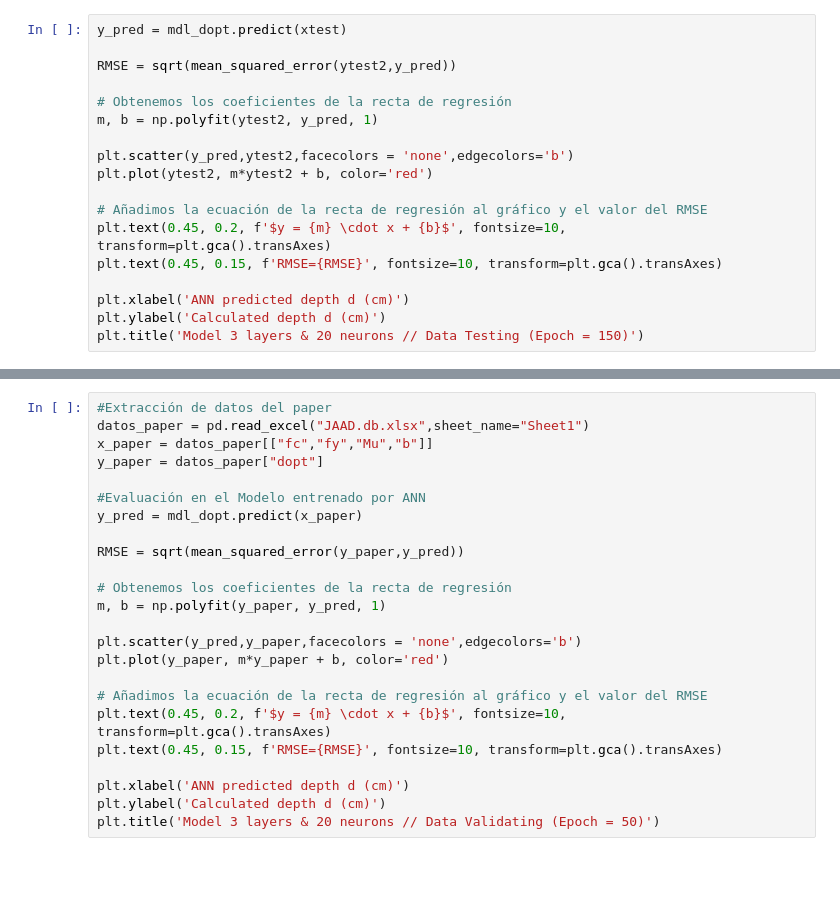
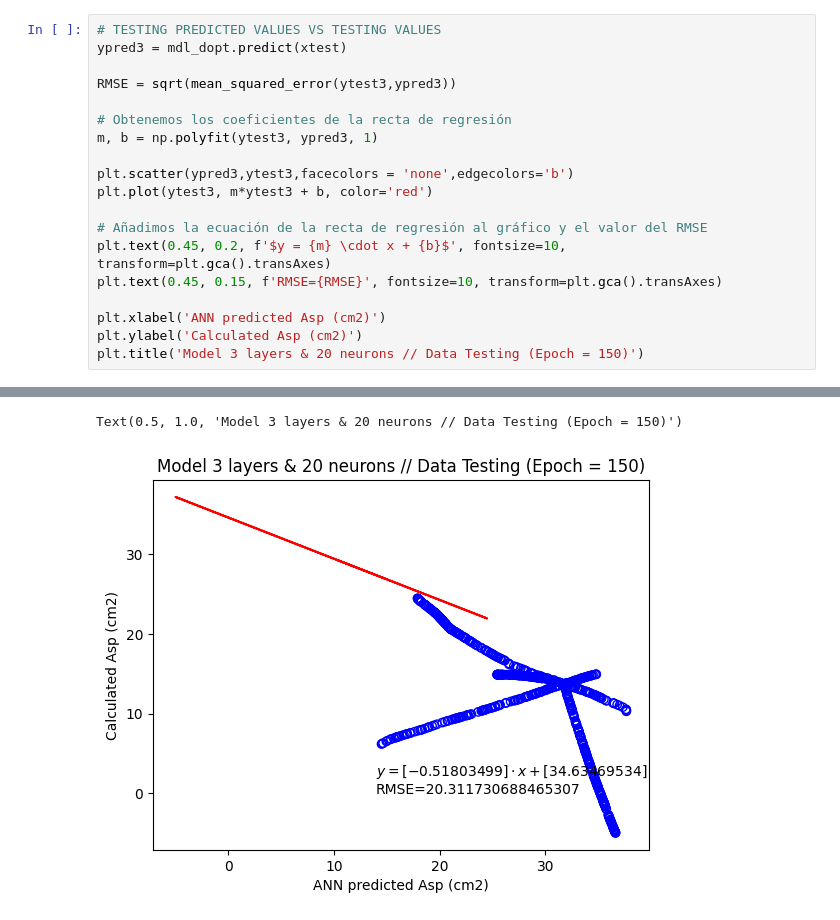
Before and after one commit to orjan3/Automating_Structural_Design_of_a_building_Using_ML_and_APIs, a Jupyter notebook: RedesNeuronales/NeuronalNetworks.ipynb, the cells around one changed output, grey strips where cells are left out. Saved outputs shown, nothing was run; the diff lists cells and outputs as text; blank space fills up the shorter version.

```diff
--- a/RedesNeuronales/NeuronalNetworks.ipynb
+++ b/RedesNeuronales/NeuronalNetworks.ipynb
@@ -166,18 +211,20 @@ plt.title('Model 3 layers & 20 neurons // Data Training (Epoch = 150)')
 # %%
-y_pred = mdl_dopt.predict(xtest)
+# TESTING PREDICTED VALUES VS TESTING VALUES
+ypred3 = mdl_dopt.predict(xtest)
 
-RMSE = sqrt(mean_squared_error(ytest2,y_pred))
+RMSE = sqrt(mean_squared_error(ytest3,ypred3))
 
 # Obtenemos los coeficientes de la recta de regresión
-m, b = np.polyfit(ytest2, y_pred, 1)
+m, b = np.polyfit(ytest3, ypred3, 1)
 
-plt.scatter(y_pred,ytest2,facecolors = 'none',edgecolors='b')
-plt.plot(ytest2, m*ytest2 + b, color='red')
+plt.scatter(ypred3,ytest3,facecolors = 'none',edgecolors='b')
+plt.plot(ytest3, m*ytest3 + b, color='red')
 
 # Añadimos la ecuación de la recta de regresión al gráfico y el valor del RMSE
 plt.text(0.45, 0.2, f'$y = {m} \cdot x + {b}$', fontsize=10, transform=plt.gca().transAxes)
 plt.text(0.45, 0.15, f'RMSE={RMSE}', fontsize=10, transform=plt.gca().transAxes)
 
-plt.xlabel('ANN predicted depth d (cm)')
-plt.ylabel('Calculated depth d (cm)')
+plt.xlabel('ANN predicted Asp (cm2)')
+plt.ylabel('Calculated Asp (cm2)')
 plt.title('Model 3 layers & 20 neurons // Data Testing (Epoch = 150)')
+# %% [output]
@@ -184,27 +232,5 @@ plt.title('Model 3 layers & 20 neurons // Data Testing (Epoch = 150)')
+Text(0.5, 1.0, 'Model 3 layers & 20 neurons // Data Testing (Epoch = 150)')
+[figure, added]
-# %%
-#Extracción de datos del paper
-datos_paper = pd.read_excel("JAAD.db.xlsx",sheet_name="Sheet1")
-x_paper = datos_paper[["fc","fy","Mu","b"]]
-y_paper = datos_paper["dopt"]
-
-#Evaluación en el Modelo entrenado por ANN
-y_pred = mdl_dopt.predict(x_paper)
-
-RMSE = sqrt(mean_squared_error(y_paper,y_pred))
-
-# Obtenemos los coeficientes de la recta de regresión
-m, b = np.polyfit(y_paper, y_pred, 1)
-
-plt.scatter(y_pred,y_paper,facecolors = 'none',edgecolors='b')
-plt.plot(y_paper, m*y_paper + b, color='red')
-
-# Añadimos la ecuación de la recta de regresión al gráfico y el valor del RMSE
-plt.text(0.45, 0.2, f'$y = {m} \cdot x + {b}$', fontsize=10, transform=plt.gca().transAxes)
-plt.text(0.45, 0.15, f'RMSE={RMSE}', fontsize=10, transform=plt.gca().transAxes)
-
-plt.xlabel('ANN predicted depth d (cm)')
-plt.ylabel('Calculated depth d (cm)')
-plt.title('Model 3 layers & 20 neurons // Data Validating (Epoch = 50)')
 # %%
 import pandas as pd
 #Datos de ETABS
```
Also changed, not shown: parts of 12 cells of this notebook.
